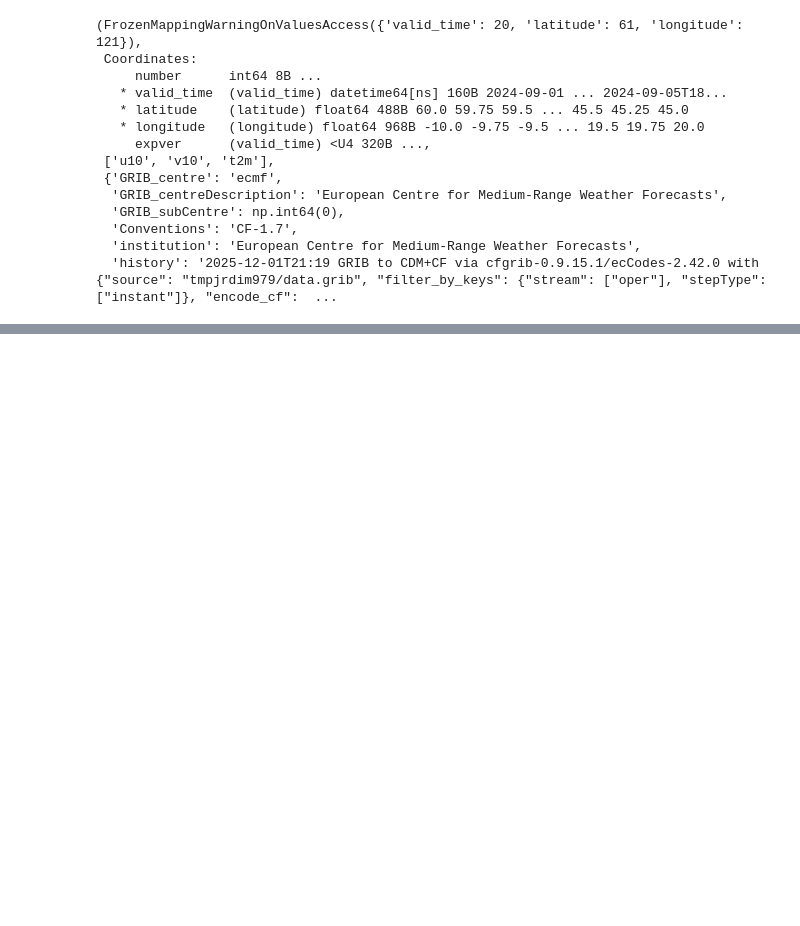
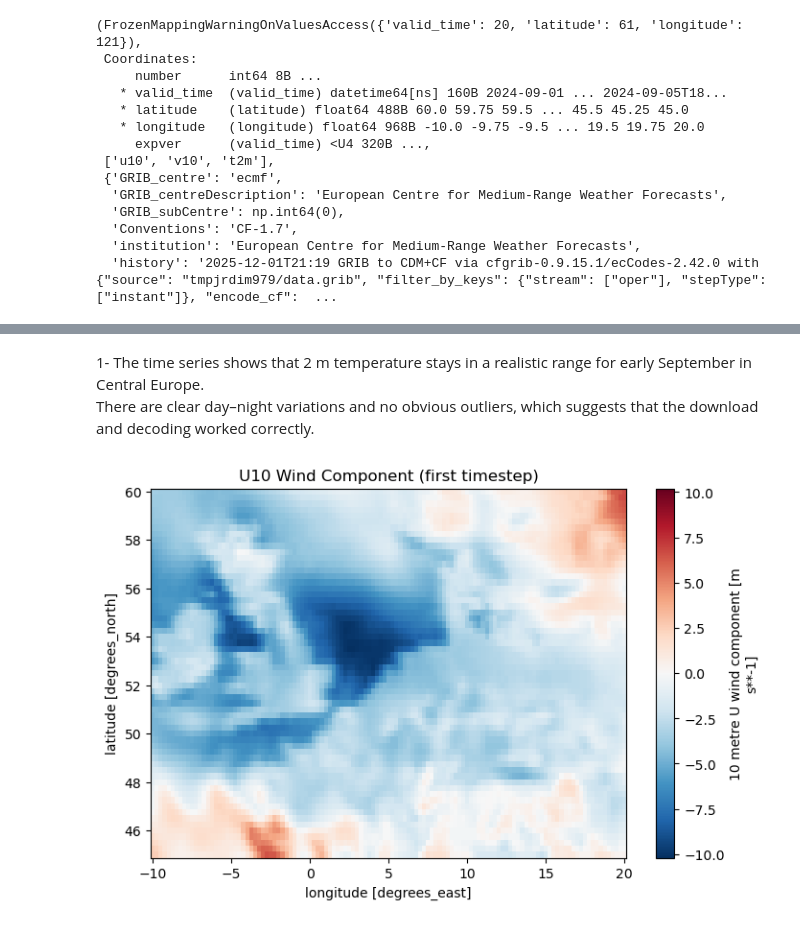
Before and after one commit to maschu09/earth-system-data-processing, a Jupyter notebook: data_access/hw1_pelinsu_era5.ipynb, the cells around one changed output, grey strips where cells are left out. Saved outputs shown, nothing was run; the diff lists cells and outputs as text; code cells hidden in the pictures; blank space fills up the shorter version.

```diff
--- a/data_access/hw1_pelinsu_era5.ipynb
+++ b/data_access/hw1_pelinsu_era5.ipynb
@@ -134,0 +177,11 @@ ds.dims, ds.coords, list(ds.data_vars), ds.attrs
+# %% [markdown]
+1- The time series shows that 2 m temperature stays in a realistic range for early September in Central Europe.
+There are clear day–night variations and no obvious outliers, which suggests that the download and decoding worked correctly.
+# %%
+# ---- Plot 2: Spatial map of U10 at the first timestep ----
+plt.figure(figsize=(8, 5))
+ds["u10"].isel(valid_time=0).plot()
+plt.title("U10 Wind Component (first timestep)")
+plt.show()
+# %% [output]
+[figure, added]
```
Also changed, not shown: parts of 8 cells of this notebook.
